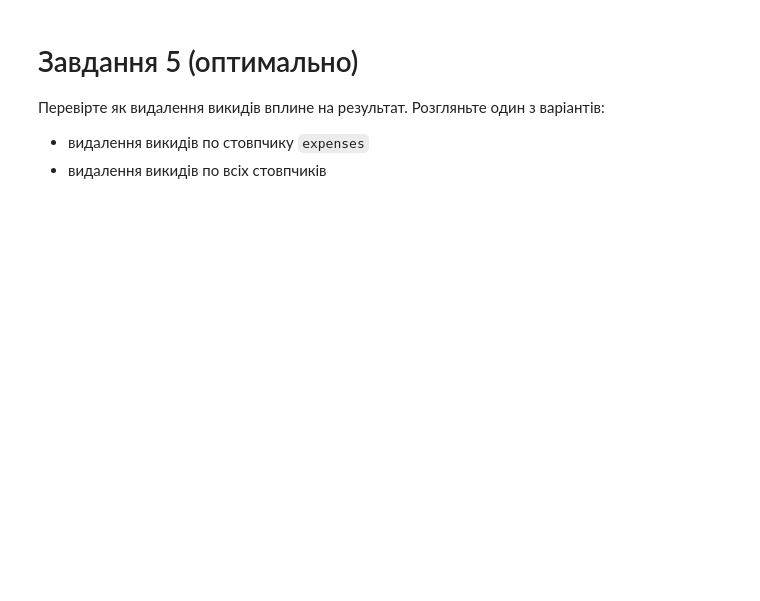
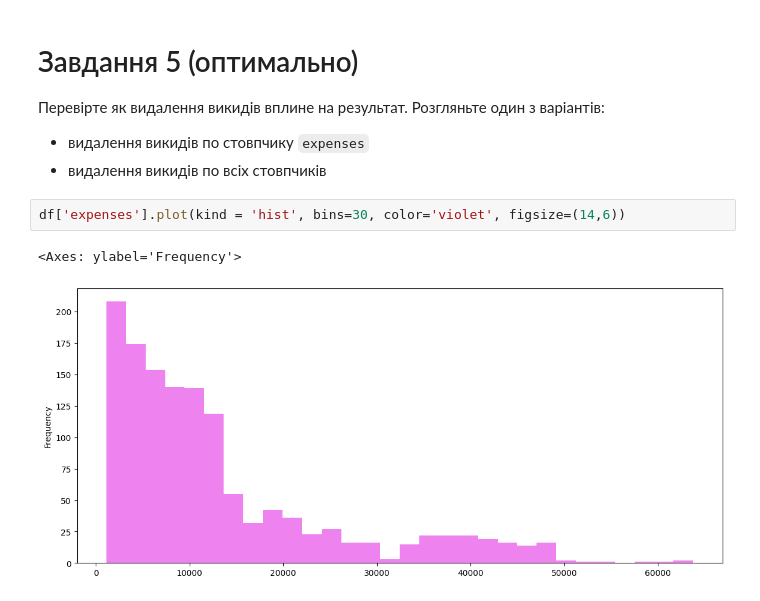
Before and after one commit to justcating/pypairs, a Jupyter notebook: ДЗ_6.ipynb, the cells around one changed output. Cells and saved outputs as stored; diff of their text form; blank space fills up the shorter version.

```diff
--- a/ДЗ_6.ipynb
+++ b/ДЗ_6.ipynb
@@ -39,3 +98,8 @@ df.head()
 Перевірте як видалення викидів вплине на результат. Розгляньте один з варіантів:
 * видалення викидів по стовпчику `expenses`
 * видалення викидів по всіх стовпчиків
+# %%
+df['expenses'].plot(kind = 'hist', bins=30, color='violet', figsize=(14,6))
+# %% [output]
+<Axes: ylabel='Frequency'>
+[figure, added]
```
Also changed, not shown: parts of 18 cells of this notebook.
